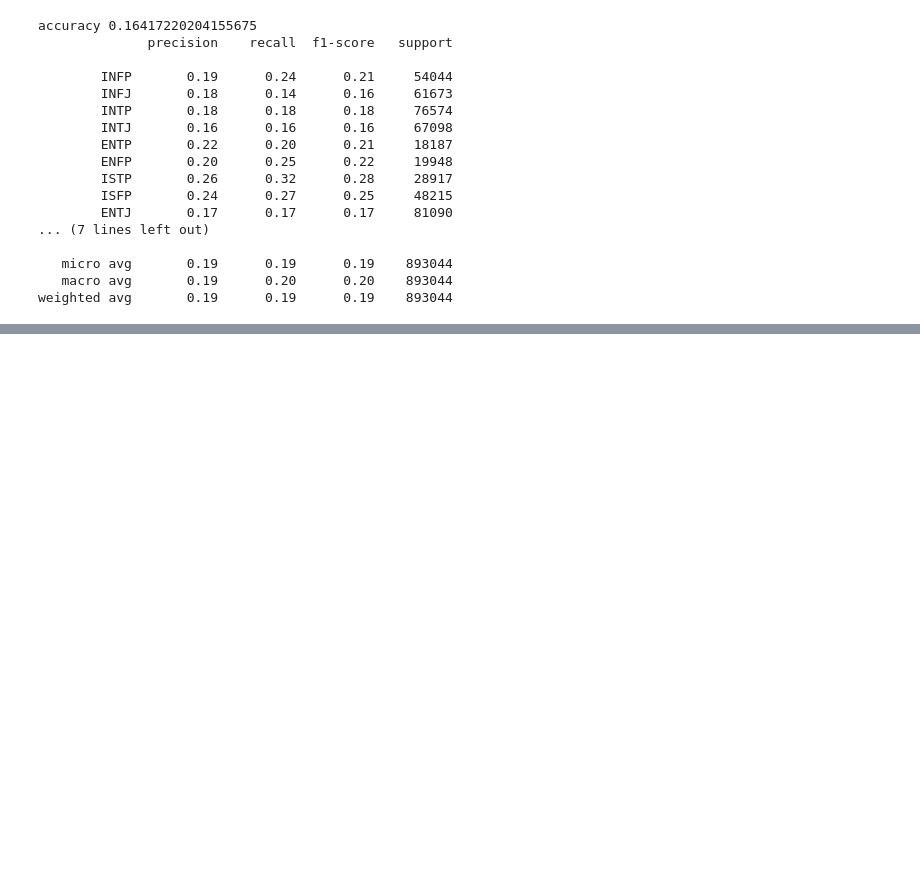
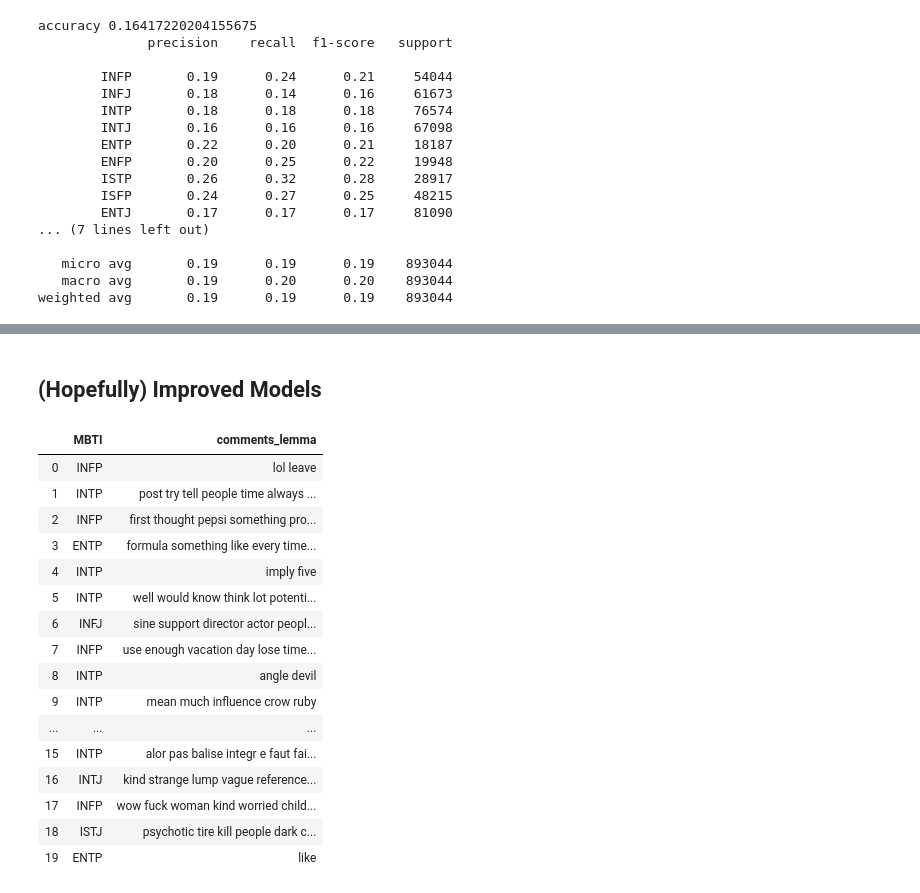
Before and after one commit to doylez/Reddit-MBTI, a Jupyter notebook: Notebooks/Simple Models .ipynb, the cells around one changed output, grey strips where cells are left out. Drawn from its saved outputs; the diff is of its cells as text; code cells hidden in the pictures; blank space fills up the shorter version.

```diff
--- a/Notebooks/Simple Models .ipynb
+++ b/Notebooks/Simple Models .ipynb
@@ -184,0 +345,2 @@ weighted avg       0.19      0.19      0.19    893044
+# %% [markdown]
+## (Hopefully) Improved Models
@@ -184,0 +349,20 @@ weighted avg       0.19      0.19      0.19    893044
+# %%
+data.head(20)
+# %% [output]
+|  | MBTI | comments_lemma |
+| 0 | INFP | lol leave |
+| 1 | INTP | post try tell people time always ... |
+| 2 | INFP | first thought pepsi something pro... |
+| 3 | ENTP | formula something like every time... |
+| 4 | INTP | imply five |
+| 5 | INTP | well would know think lot potenti... |
+| 6 | INFJ | sine support director actor peopl... |
+| 7 | INFP | use enough vacation day lose time... |
+| 8 | INTP | angle devil |
+| 9 | INTP | mean much influence crow ruby |
+| ... | ... | ... |
+| 15 | INTP | alor pas balise integr e faut fai... |
+| 16 | INTJ | kind strange lump vague reference... |
+| 17 | INFP | wow fuck woman kind worried child... |
+| 18 | ISTJ | psychotic tire kill people dark c... |
+| 19 | ENTP | like |
```
Also changed, not shown: parts of 28 cells of this notebook, 7 other files.
